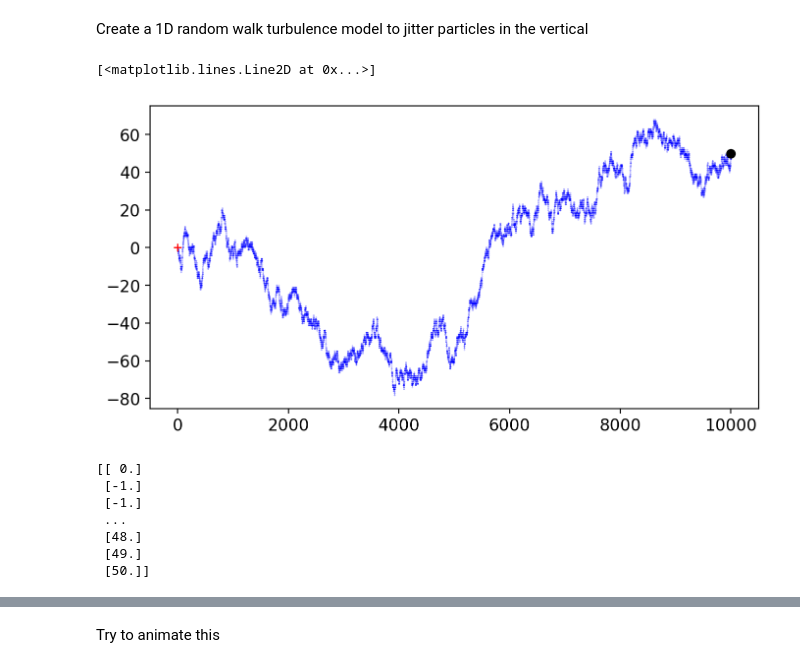
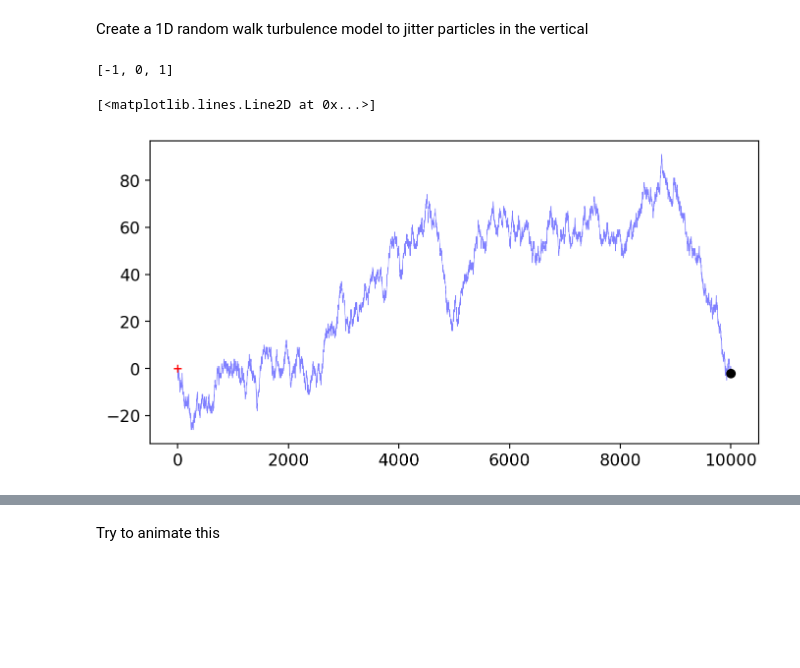
Before and after one commit to SalishSeaCast/analysis-matt, a Jupyter notebook: notebooks/1DRandomWalkTest.ipynb, the cells around one changed output, grey strips where cells are left out. Saved outputs shown, nothing was run; the diff lists cells and outputs as text; code cells hidden in the pictures; blank space fills up the shorter version.

```diff
--- a/notebooks/1DRandomWalkTest.ipynb
+++ b/notebooks/1DRandomWalkTest.ipynb
@@ -37,28 +37,22 @@ steps = np.random.choice(a=step_set, size=step_shape)
 path = np.concatenate([origin, steps]).cumsum(0)
 start = path[:1]
 stop = path[-1:]
+# %%
+print()
+# %% [output]
+[-1, 0, 1]
 # %%
 # Plot the path
 
 fig = plt.figure(figsize=(8,4),dpi=200)
 ax = fig.add_subplot(111)
-ax.scatter(np.arange(step_n+1), path, c='blue', alpha=0.5, s=0.05);
-#ax.plot(path, c='blue', alpha=0.5, lw=0.5, ls='-',);
+#ax.scatter(np.arange(step_n+1), path, c='blue', alpha=0.5, s=0.05);
+ax.plot(path, c='blue', alpha=0.5, lw=0.5, ls='-',);
 ax.plot(0, start, c='red', marker='+')
 ax.plot(step_n, stop, c='black', marker='o')
 
 # The red + is the particles start, black circle is end. Blue line is its path along the 1 dimension over the timesteps
 # %% [output]
 [<matplotlib.lines.Line2D at 0x...>]
-[figure, old version]
+[figure, new version]
-# %%
-print(path)
-# %% [output]
-[[ 0.]
- [-1.]
- [-1.]
- ...
- [48.]
- [49.]
- [50.]]
 # %%
```
Also changed, not shown: parts of 6 cells of this notebook, 3 other files.
